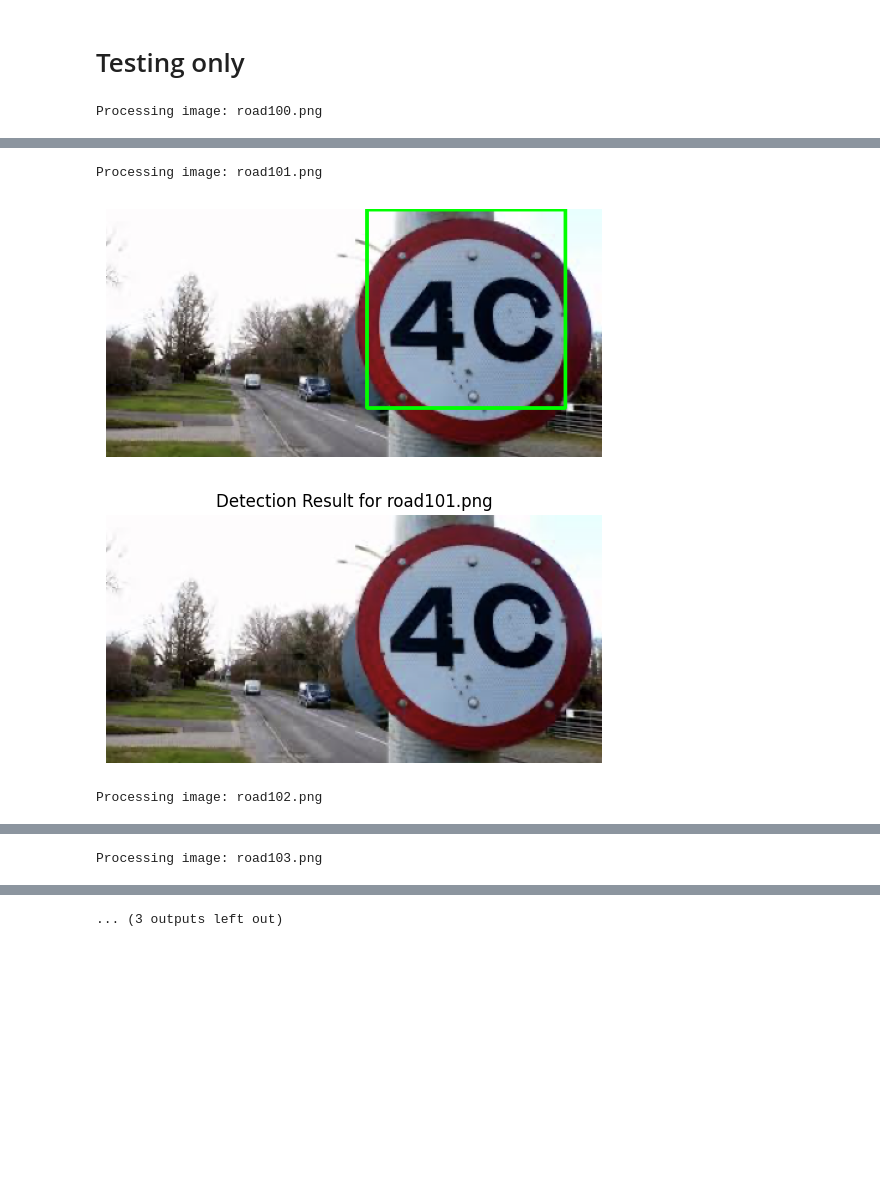
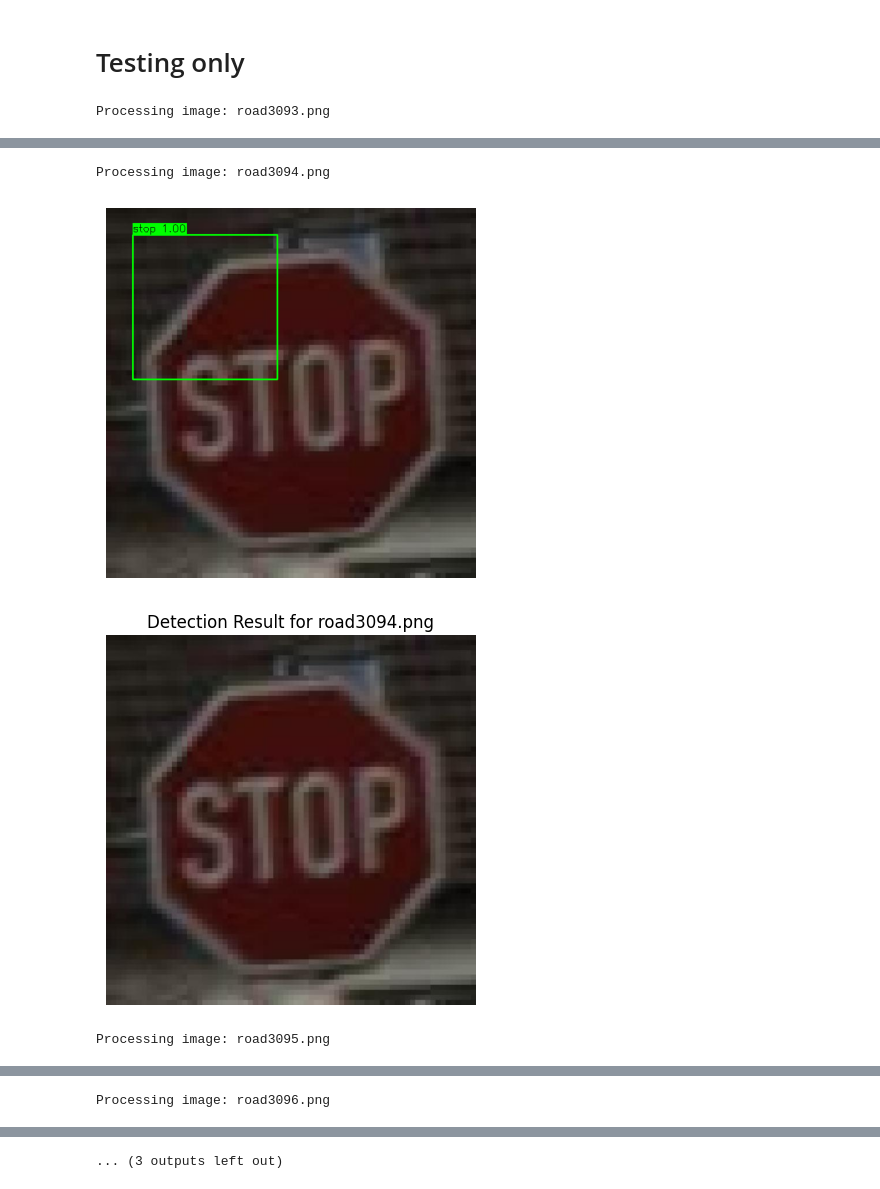
Before and after one commit to SVM-TrafficSigns/SVM-TrafficSigns, a Jupyter notebook: Trafic sign test.ipynb, the cells around one changed output, grey strips where cells are left out. Cells and saved outputs as stored; diff of their text form; code cells hidden in the pictures; blank space fills up the shorter version.

```diff
--- a/Trafic sign test.ipynb
+++ b/Trafic sign test.ipynb
@@ -19,8 +19,8 @@ from sklearn . metrics import accuracy_score
 # %% [markdown]
 # Read data (images + notations) in folders #
 # %%
-annotations_dir = 'C:\\Users\\admin\\Desktop\\University\\ML platform\\project\\annotations'
-img_dir = 'C:\\Users\\admin\\Desktop\\University\\ML platform\\project\\images'
+annotations_dir = 'C:\\Users\\admin\\Desktop\\University\\ML platform\\project\\traffic_sign_detection\\annotations'
+img_dir = 'C:\\Users\\admin\\Desktop\\University\\ML platform\\project\\traffic_sign_detection\\images'
 img_lst = []
 label_lst = []
 # %%
@@ -42,11 +42,11 @@ for xml_file in os.listdir(annotations_dir):
         print(f"Found object class: {classname}")  # Print each object class found
 
         # Skip 'trafficlight' if not needed
-        if classname == 'trafficlight':
+        if classname == 'trafficlight' or classname == 'railway_train' or classname == 'no_parking' or classname == 'crosswalk':
             continue
 
         # Only add objects that match 'stop', 'crosswalk', or 'speedlimit'
-        if classname in ['stop', 'crosswalk', 'speedlimit']:
+        if classname in ['stop', 'speedlimit']:
             # Extract bounding box coordinates
             xmin = int(obj.find('bndbox/xmin').text)
             ymin = int(obj.find('bndbox/ymin').text)
@@ -254,7 +281,7 @@ def visualize_bbox(img, bboxes, label_encoder):
 conf_threshold = 0.85
 window_sizes = [(32, 32), (64, 64), (128, 128)]
 stride = 12
-img_dir = 'C:\\Users\\admin\\Desktop\\University\\ML platform\\project\\images'
+img_dir = 'C:\\Users\\admin\\Desktop\\University\\ML platform\\project\\traffic_sign_detection\\images'
 img_filename_lst = os.listdir(img_dir)[:20]
 
 for img_filename in img_filename_lst:
@@ -368,9 +395,9 @@ visualize_bbox(img, filtered_bboxes, label_encoder)
 # %% [markdown]
 # Testing only
 # %%
-img_dir = 'C:\\Users\\admin\\Desktop\\University\\ML platform\\project\\images'
-start_index = 100
-end_index = 105
+img_dir = 'C:\\Users\\admin\\Desktop\\University\\ML platform\\project\\traffic_sign_detection\\images'
+start_index = 3093
+end_index = 3098
 # %%
 import re
 
@@ -378,7 +405,7 @@ def sorted_numerically(file_list):
     return sorted(file_list, key=lambda x: int(re.search(r'\d+', x).group()))
 
 # Configuration parameters
-conf_threshold = 0.9  # Confidence threshold for detections
+conf_threshold = 0.95  # Confidence threshold for detections
 iou_threshold = 0.1    # IoU threshold for NMS
 window_sizes = [(32, 32), (64, 64), (128, 128)]  # Define window sizes for sliding window
 stride = 12  # Replace with your actual images directory
@@ -447,4 +474,4 @@ for img_filename in img_filename_lst:
     plt.title(f"Detection Result for {img_filename}")
     plt.show()
 # %% [output]
-Processing image: road100.png
+Processing image: road3093.png
@@ -453,4 +480,4 @@ Processing image: road100.png
-Processing image: road101.png
+Processing image: road3094.png
-[figure, old version]
+[figure, new version]
-[figure, old version]
+[figure, new version]
-Processing image: road102.png
+Processing image: road3095.png
@@ -459 +486 @@ Processing image: road102.png
-Processing image: road103.png
+Processing image: road3096.png
```
Also changed, not shown: parts of 5 cells of this notebook.
